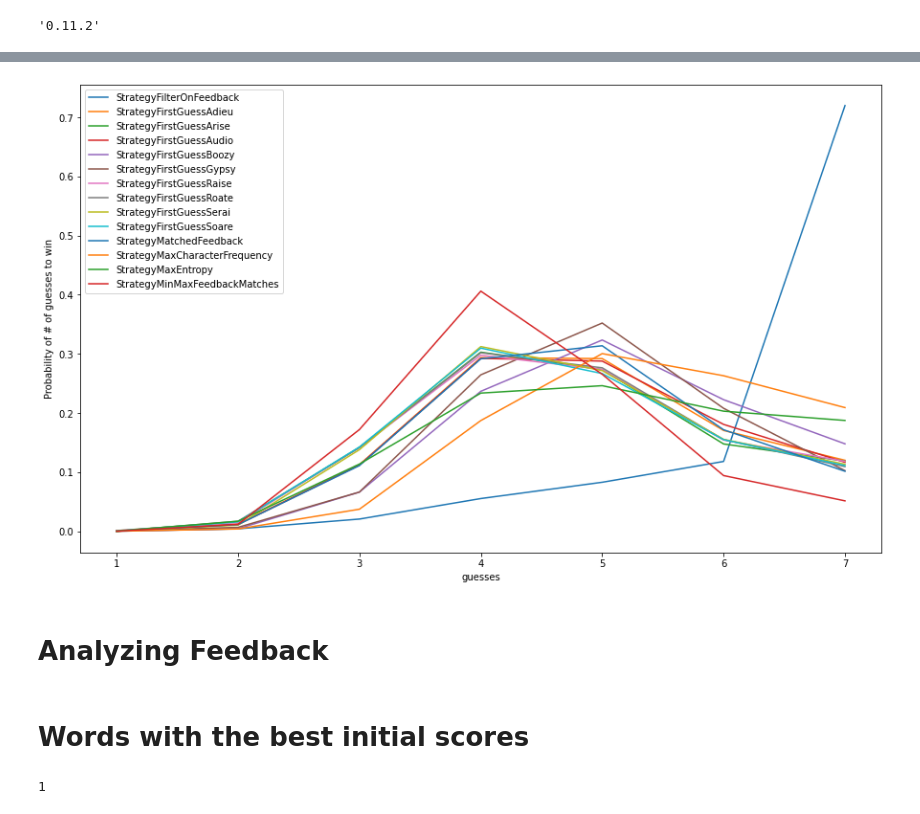
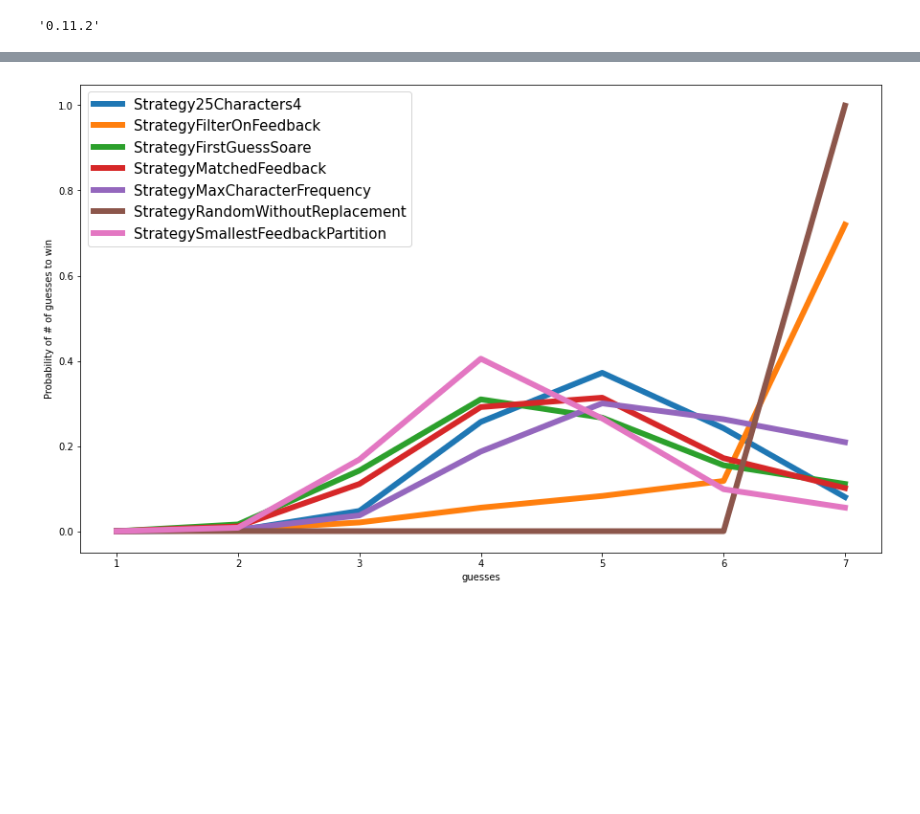
Before and after one commit to dmonroe85/wordle_experiments, a Jupyter notebook: Analyze.ipynb, the cells around one changed output, grey strips where cells are left out. Saved outputs shown, nothing was run; the diff lists cells and outputs as text; code cells hidden in the pictures; blank space fills up the shorter version.

```diff
--- a/Analyze.ipynb
+++ b/Analyze.ipynb
@@ -66,19 +66,38 @@ norm_pivot_df.sort_values(by='avg')
 # %%
 melted_df[
     ~melted_df['strategy'].isin([
-        'StrategyRandomWithReplacement',
-        'StrategyRandomWithoutReplacement',
-#         'StrategyFilterOnFeedback',
+#         "StrategyFilterOnFeedback",
+        "StrategyFirstGuessAdieu",
+        "StrategyFirstGuessArise",
+        "StrategyFirstGuessAudio",
+        "StrategyFirstGuessBoozy",
+        "StrategyFirstGuessGypsy",
+        "StrategyFirstGuessRaise",
+        "StrategyFirstGuessRoate",
+        "StrategyFirstGuessSerai",
+#         "StrategyFirstGuessSoare",
+#         "StrategyMatchedFeedback",
+#         "StrategyMaxCharacterFrequency",
+        "StrategyMaxEntropy",
+        "StrategyMinMaxFeedbackMatches",
+#         "StrategyRandomWithoutReplacement",
+        "StrategyRandomWithReplacement",
+#         "StrategySmallestFeedbackPartition",
+        "StrategySmallestFeedbackPartitionV2",
+        "Strategy25Characters0",
+        "Strategy25Characters1",
+        "Strategy25Characters2",
+        "Strategy25Characters3",
+#         "Strategy25Characters4",
     ])
 ]\
     .set_index("guesses")\
     .groupby('strategy')["probability"]\
-    .plot(legend=True)
+    .plot(linewidth=6)
+plt.legend(fontsize = 15)
 
 plt.ylabel("Probability of # of guesses to win")
 
 None
 # %% [output]
-[figure, old version]
+[figure, new version]
-# %% [markdown]
-# Analyzing Feedback
@@ -93,2 +103,0 @@ flc = FeedbackLookupCache()
-# %% [markdown]
-# Words with the best initial scores
@@ -105,4 +103,0 @@ for guess in all_words:
-# %%
-len(best_guesses)
-# %% [output]
-1
```
Also changed, not shown: parts of 20 cells of this notebook, 12 other files.
